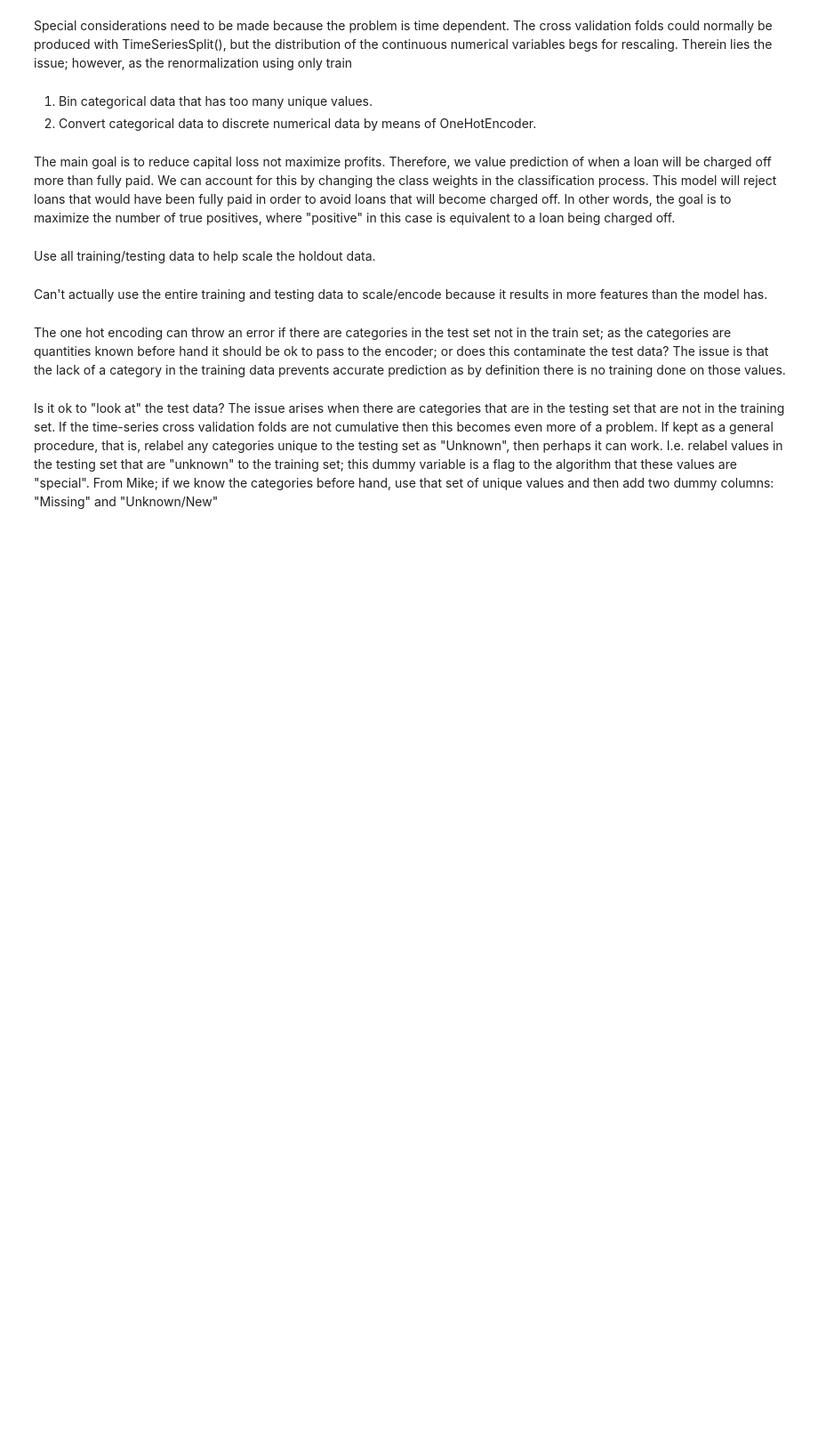
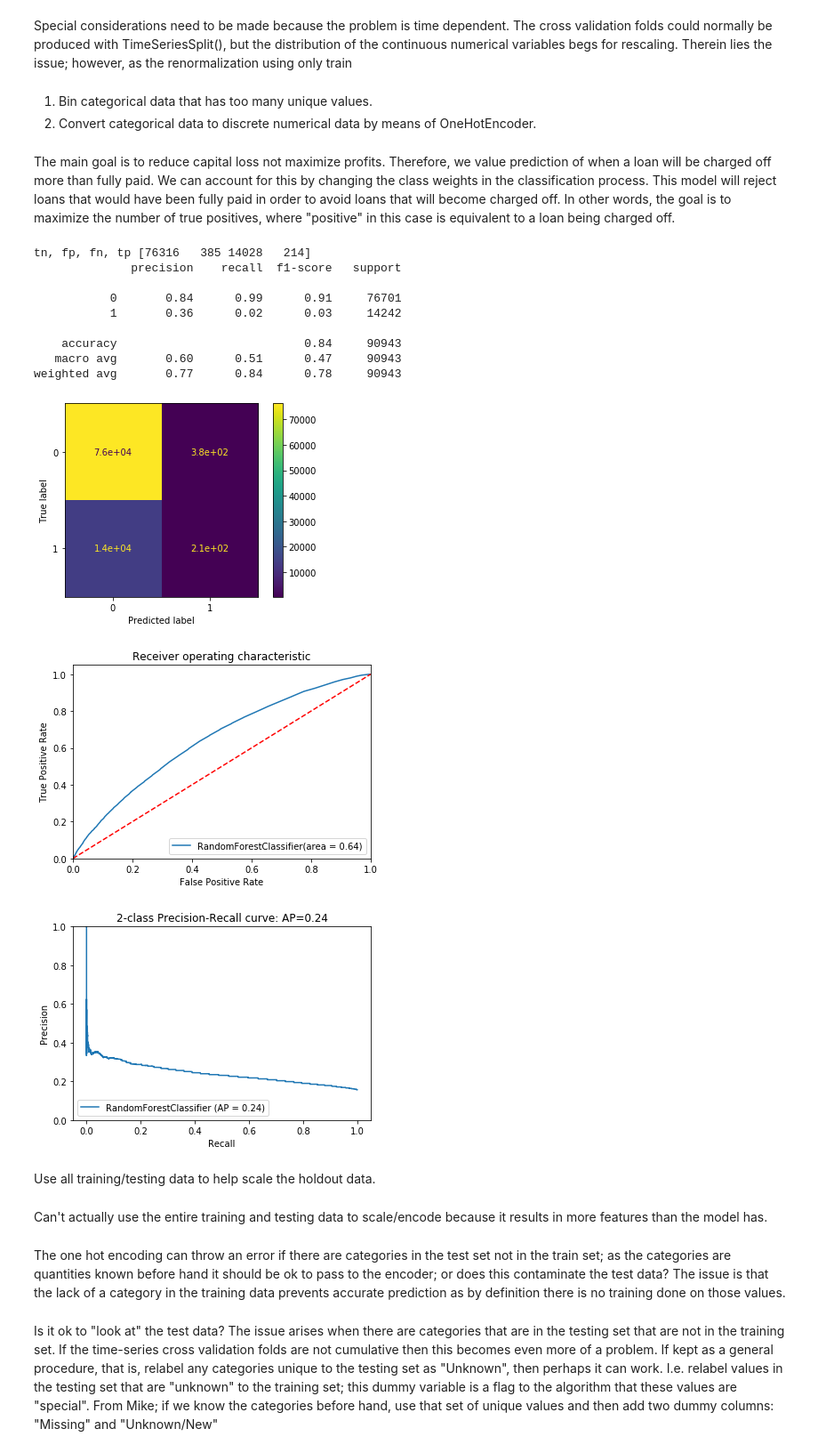
Before and after one commit to mgudorf/datsci, a Jupyter notebook: capstone1/notebooks/Loan outcome classification.ipynb, the cells around one changed output. Shown at 89% size. Saved outputs shown, nothing was run; the diff lists cells and outputs as text; code cells hidden in the pictures; blank space fills up the shorter version.

```diff
--- a/capstone1/notebooks/Loan outcome classification.ipynb
+++ b/capstone1/notebooks/Loan outcome classification.ipynb
@@ -186,23 +187,37 @@ Special considerations need to be made because the problem is time dependent. Th
 # %% [markdown]
 The main goal is to reduce capital loss not maximize profits. Therefore, we value prediction of when a loan will be charged off more than fully paid. We can account for this by changing the class weights in the classification process. This model will reject loans that would have been fully paid in order to avoid loans that will become charged off. In other words, the goal is to maximize the number of true positives, where "positive" in this case is equivalent to a loan being charged off.
 # %%
-rfc_models_ = []
+# rfc_models_ = []
 
 for train_indices, test_indices in train_test_iterable:
     X_train, y_train = X.loc[train_indices, :], y.loc[train_indices].values.ravel()
     X_test, y_test = X.loc[test_indices, :], y.loc[test_indices].values.ravel()
 
     _ = col_transformer.fit(X_train)
     X_train_processed = col_transformer.transform(X_train)
     X_test_processed = col_transformer.transform(X_test)
     class_weights={0:1, 1:1000000}
 
     rfc = RandomForestClassifier(n_jobs=-1, n_estimators=100, class_weight=class_weights, random_state=42)
-    rfc_selector = RFE(rfc, step=(X_train_processed.shape[1]//10))
-    rfc_selector.fit(X_train_processed, y_train)
+#     rfc_selector = RFE(rfc, step=(X_train_processed.shape[1]//10))
+    rfc.fit(X_train_processed, y_train)
 
-    rfc_models_ += [rfc_selector]
-    classifier_analysis(rfc_selector, X_test_processed, y_test)
+#     rfc_models_ += [rfc_selector]
+    classifier_analysis(rfc, X_test_processed, y_test)
+    break
+# %% [output]
+tn, fp, fn, tp [76316   385 14028   214]
+              precision    recall  f1-score   support
+
+           0       0.84      0.99      0.91     76701
+           1       0.36      0.02      0.03     14242
+
+    accuracy                           0.84     90943
+   macro avg       0.60      0.51      0.47     90943
+weighted avg       0.77      0.84      0.78     90943
+[figure, added]
+[figure, added]
+[figure, added]
 # %%
 lr_models_ = []
 
```
Also changed, not shown: parts of 2 cells of this notebook, 1 other file.
